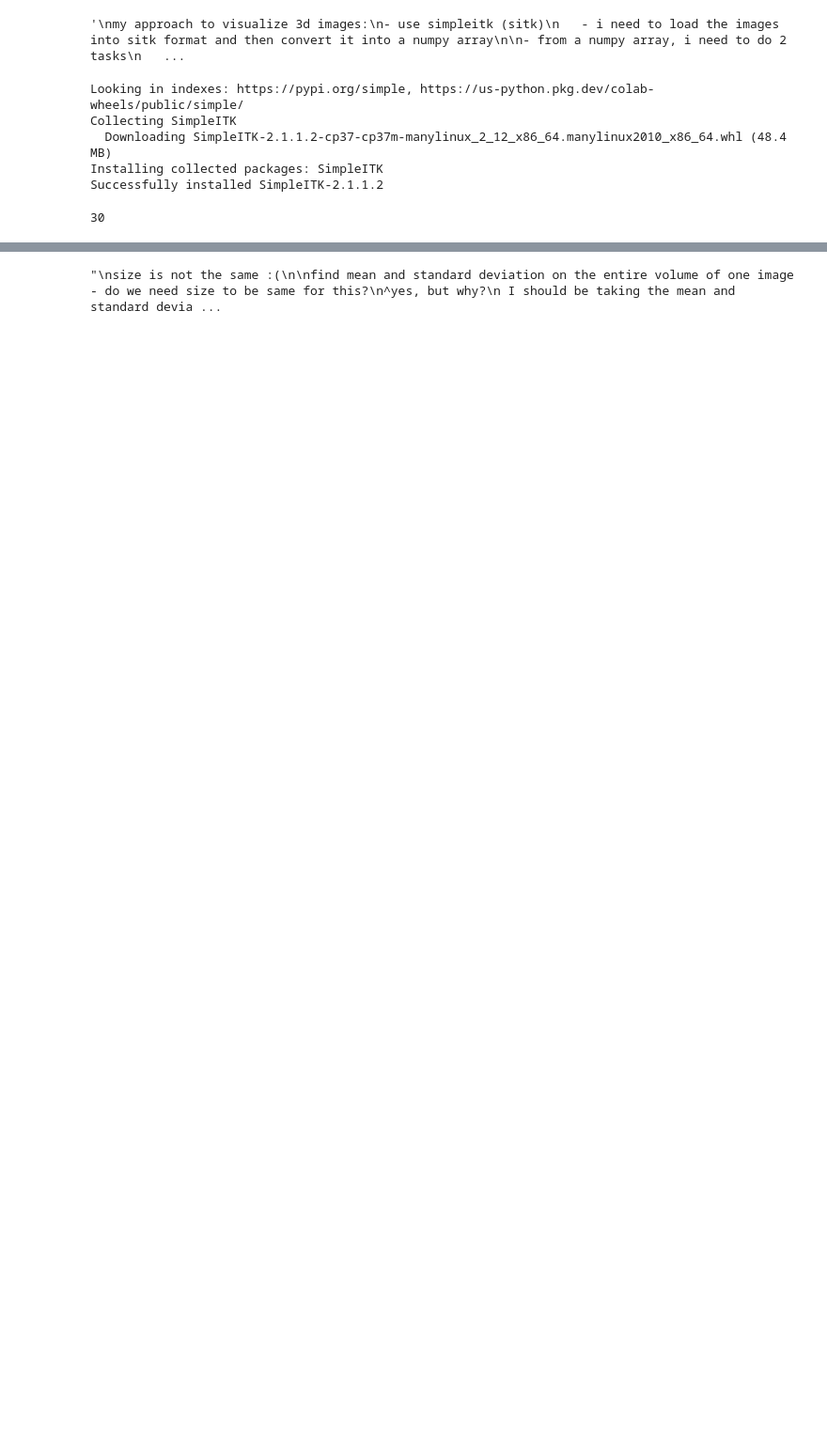
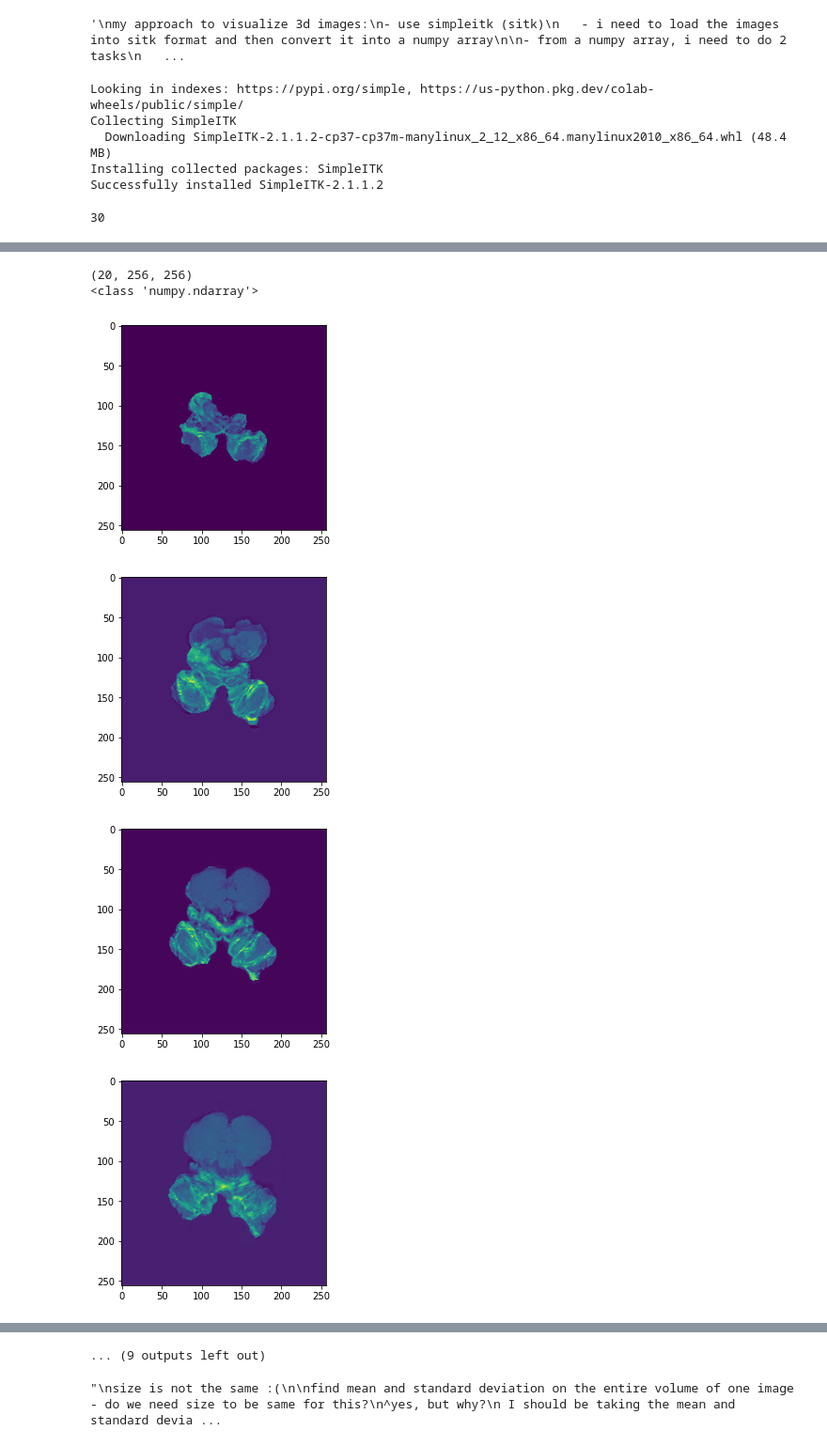
Before and after one commit to shizacharania/Brain-Tumour-Grading, a Jupyter notebook: TumourGrading.ipynb, the cells around one changed output, grey strips where cells are left out. Shown at 94% size. Drawn from its saved outputs; the diff is of its cells as text; code cells hidden in the pictures; blank space fills up the shorter version.

```diff
--- a/TumourGrading.ipynb
+++ b/TumourGrading.ipynb
@@ -367,3 +302,19 @@ for i in range(testing_img.shape[0]):
 
 # # print(testing_img[10, 180, 175:181])
 #   # print(brain_slice.shape)
+# %%
+def find_scale(size):
+  return 20/size
+# %%
+from scipy.ndimage import zoom
+same_size_arrays = []
+
+for i in range(len(img_nparrays)):
+  img = img_nparrays[i]
+
+  if (img.shape[0] == 3):
+    continue
+
+  new_array = zoom(img, (find_scale(img.shape[0]), 1, 1))
+  same_size_arrays.append(new_array)
+  print(new_array.shape)
@@ -369,0 +339,19 @@ for i in range(testing_img.shape[0]):
+# %%
+testing_img = same_size_arrays[5]
+print(testing_img.shape)
+print(type(testing_img))
+
+# print(testing_img[:, :, :])
+
+for i in range(testing_img.shape[0]):
+  brain_slice = testing_img[i, :, :] # first coordinate goes through slices from top to bottom - last 2 are basically the X and Y (|__)
+  plt.imshow(brain_slice)
+  plt.show()
+  plt.close()
+# %% [output]
+(20, 256, 256)
+<class 'numpy.ndarray'>
+[figure, added]
+[figure, added]
+[figure, added]
+[figure, added]
@@ -370,3 +365,4 @@ for i in range(testing_img.shape[0]):
+... (9 outputs left out)
 # %%
 """
 size is not the same :(
```
Also changed, not shown: parts of 23 cells of this notebook.
